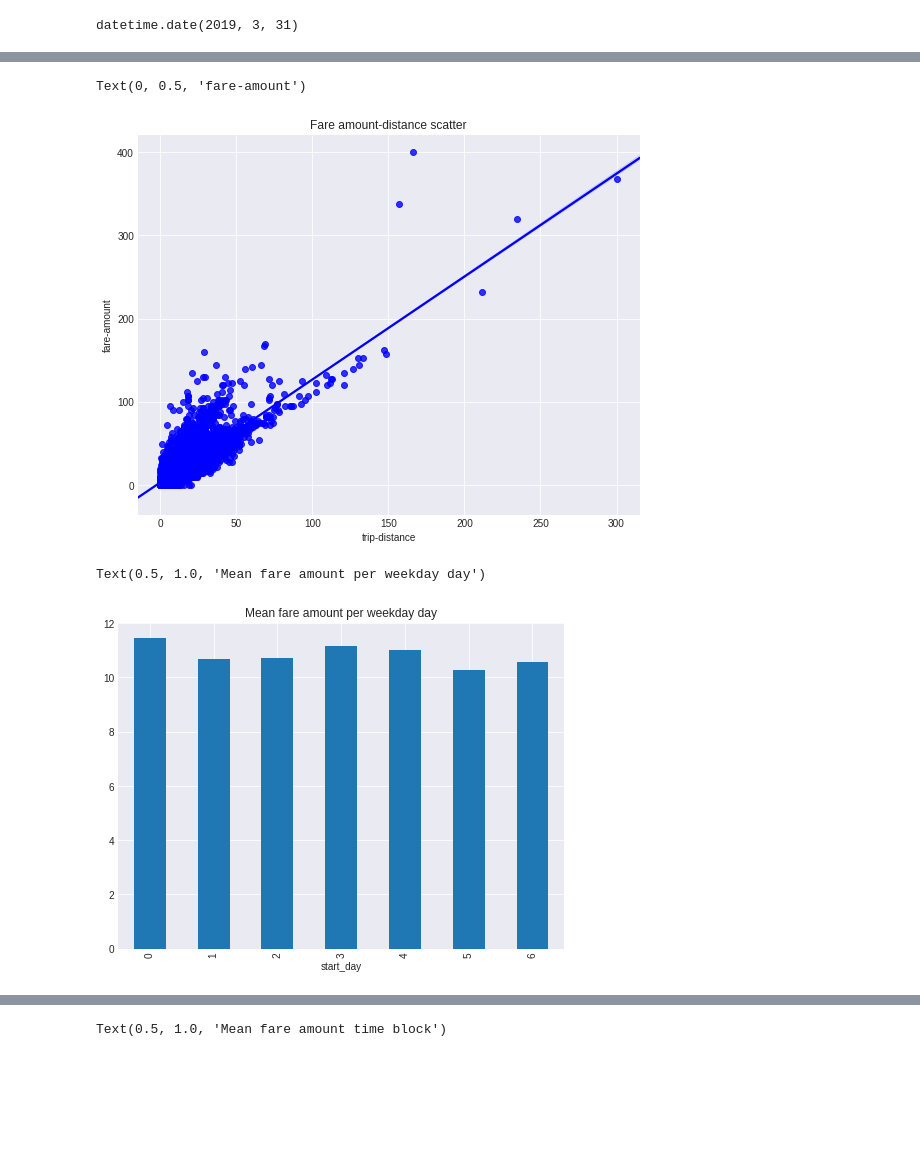
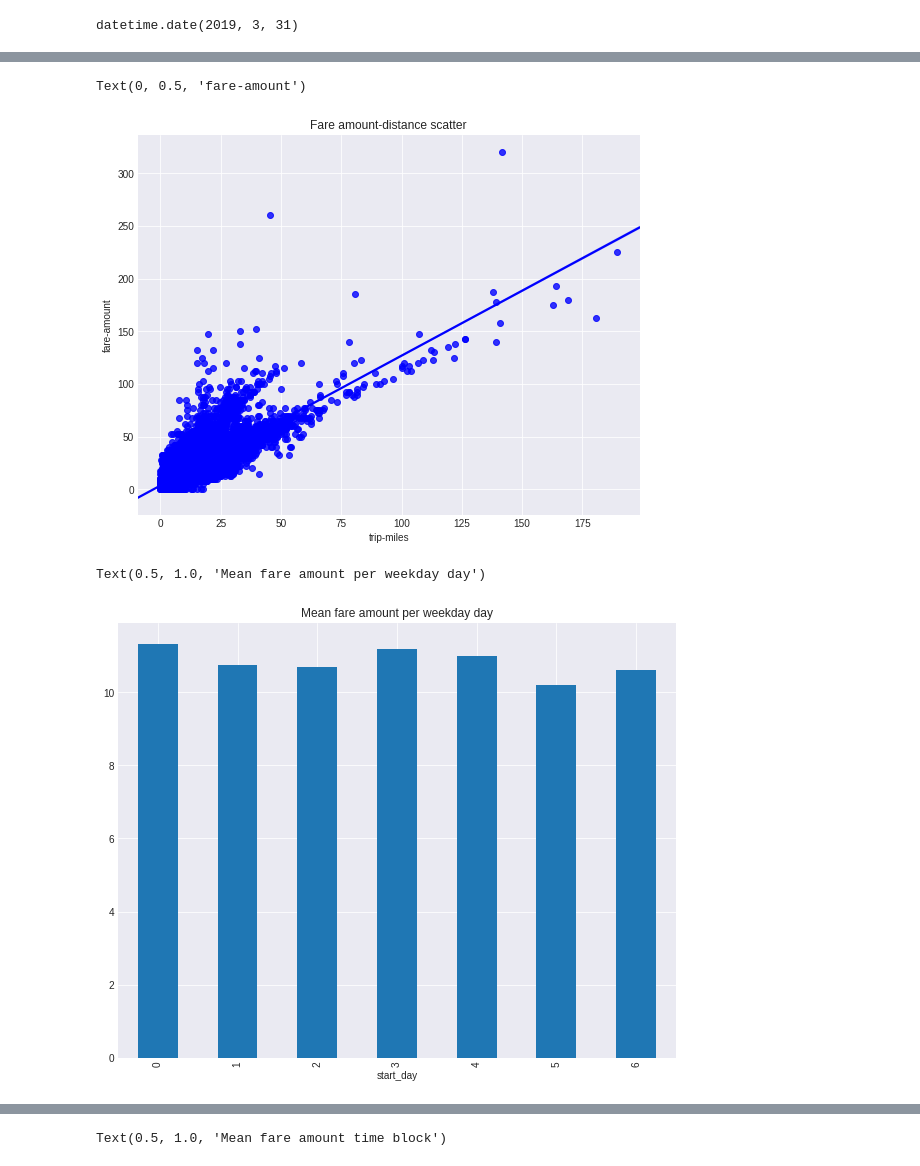
Before and after one commit to muoyo/chicago-ridesharing, a Jupyter notebook: Chicago_EDA.ipynb, the cells around one changed output, grey strips where cells are left out. Drawn from its saved outputs; the diff is of its cells as text; code cells hidden in the pictures; blank space fills up the shorter version.

```diff
--- a/Chicago_EDA.ipynb
+++ b/Chicago_EDA.ipynb
@@ -172,5 +165,5 @@ results_df.to_csv('rideshare2.csv', index=False)
 # %%
-ride_data = pd.read_csv('rideshare2.csv')
+ride_data = pd.read_csv('rideshare3.csv')
 ride_data.info()
 # %% [output]
 <class 'pandas.core.frame.DataFrame'>
@@ -220,7 +214,7 @@ sns.heatmap(ride_variables.corr(), center=0)
 <matplotlib.axes._subplots.AxesSubplot at 0x...>
 [figure]
 # %%
-ride_share = ride_data.iloc[:200000, :7]
+ride_share = ride_data.iloc[:200000, :8]
 ride_share.head()
 # %% [output]
 |  | trip_start_timestamp | trip_end_timestamp | trip_seconds | trip_miles | pickup_community_area | ... |
@@ -339,18 +334,18 @@ ax.set_ylabel('fare-amount')
 #print 'Pearson correlation: + str(round(ride_share['fare'].corr(ride_share['trip_miles']),2))
 # %% [output]
 Text(0, 0.5, 'fare-amount')
-[figure, old version]
+[figure, new version]
 # %%
 """
 - groupby data by pickup day and estimate the mean
 
 """
-fig, ax = plt.subplots(figsize=(8,6))
+fig, ax = plt.subplots(figsize=(10,8))
 ride_share.groupby('start_day')['fare'].mean().plot.bar()
 ax.set_title('Mean fare amount per weekday day')
 # %% [output]
 Text(0.5, 1.0, 'Mean fare amount per weekday day')
-[figure, old version]
+[figure, new version]
 # %%
 """
 - groupby data by pickup time and estimate the mean
```
Also changed, not shown: parts of 27 cells of this notebook.
